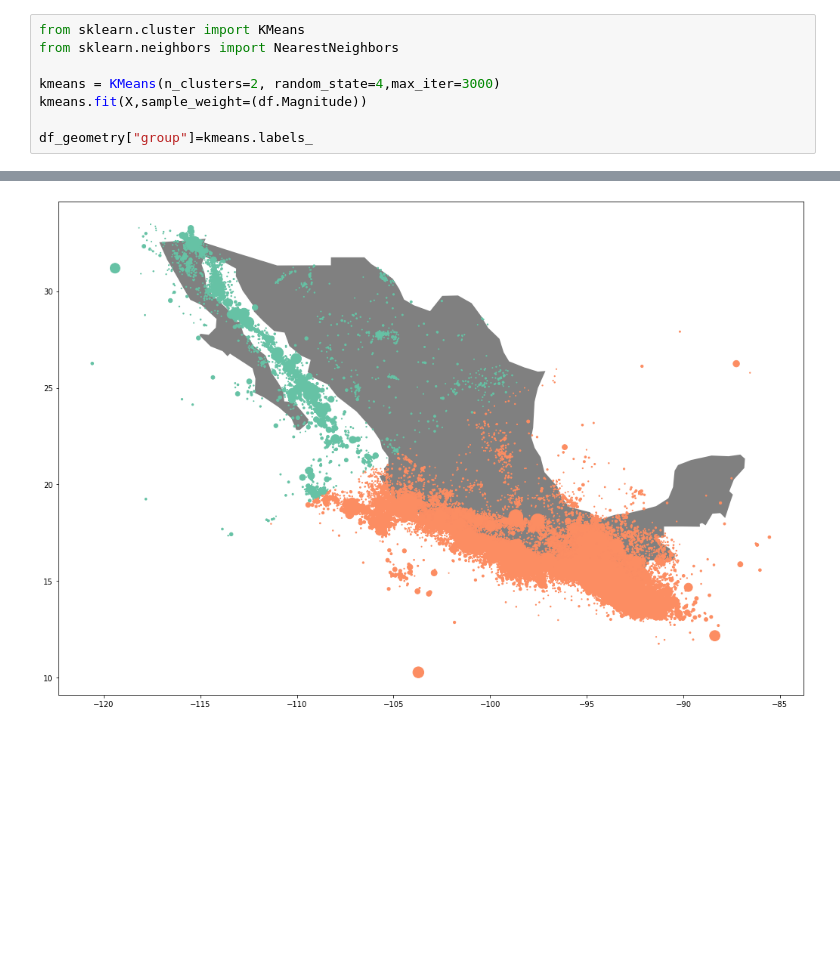
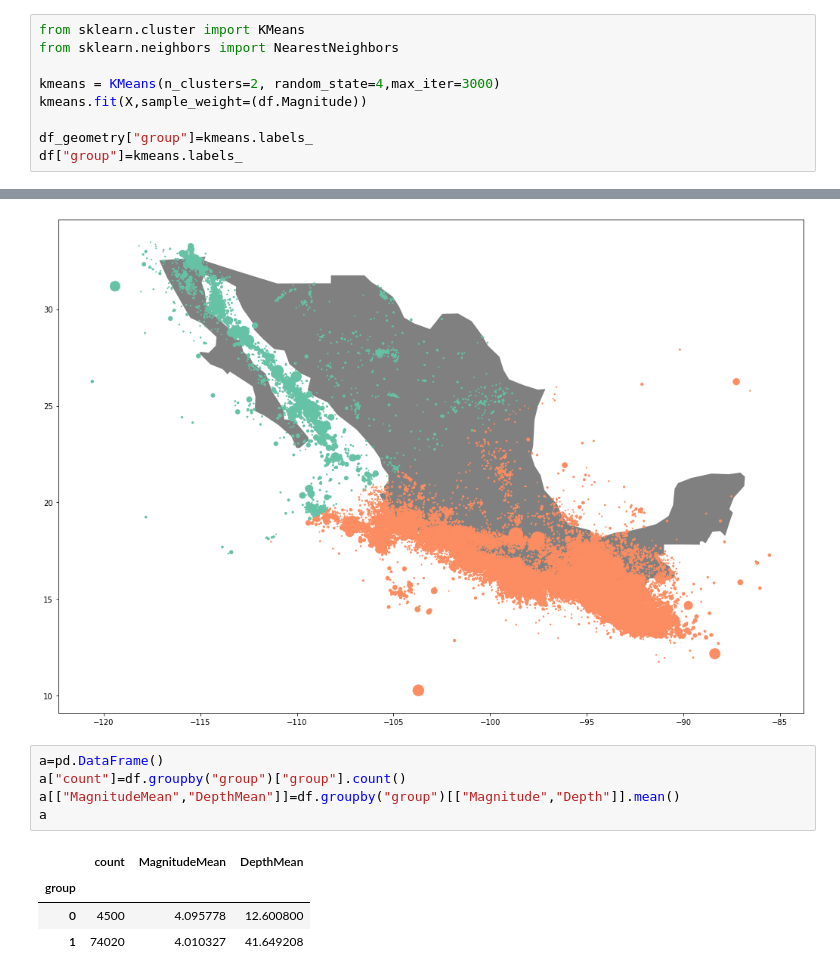
Before and after one commit to juadolfob/SeismicPrediction, a Jupyter notebook: notebooks/testing/KNN_classification.ipynb, the cells around one changed output, grey strips where cells are left out. Saved outputs shown, nothing was run; the diff lists cells and outputs as text; blank space fills up the shorter version.

```diff
--- a/notebooks/testing/KNN_classification.ipynb
+++ b/notebooks/testing/KNN_classification.ipynb
@@ -22,6 +22,7 @@ kmeans = KMeans(n_clusters=2, random_state=4,max_iter=3000)
 kmeans.fit(X,sample_weight=(df.Magnitude))
 
 df_geometry["group"]=kmeans.labels_
+df["group"]=kmeans.labels_
 # %% [output]
 A value is trying to be set on a copy of a slice from a DataFrame.
 Try using .loc[row_indexer,col_indexer] = value instead
@@ -45,3 +46,13 @@ gdf_seismic_geometry.plot(ax=df_map_mexico.plot(figsize=(20, 12),color="grey"),c
 # %% [output]
 <AxesSubplot:>
 [figure]
+# %%
+a=pd.DataFrame()
+a["count"]=df.groupby("group")["group"].count()
+a[["MagnitudeMean","DepthMean"]]=df.groupby("group")[["Magnitude","Depth"]].mean()
+a
+# %% [output]
+|  | count | MagnitudeMean | DepthMean |
+| group |  |  |  |
+| 0 | 4500 | 4.095778 | 12.600800 |
+| 1 | 74020 | 4.010327 | 41.649208 |
```
Also changed, not shown: 4 other files.
